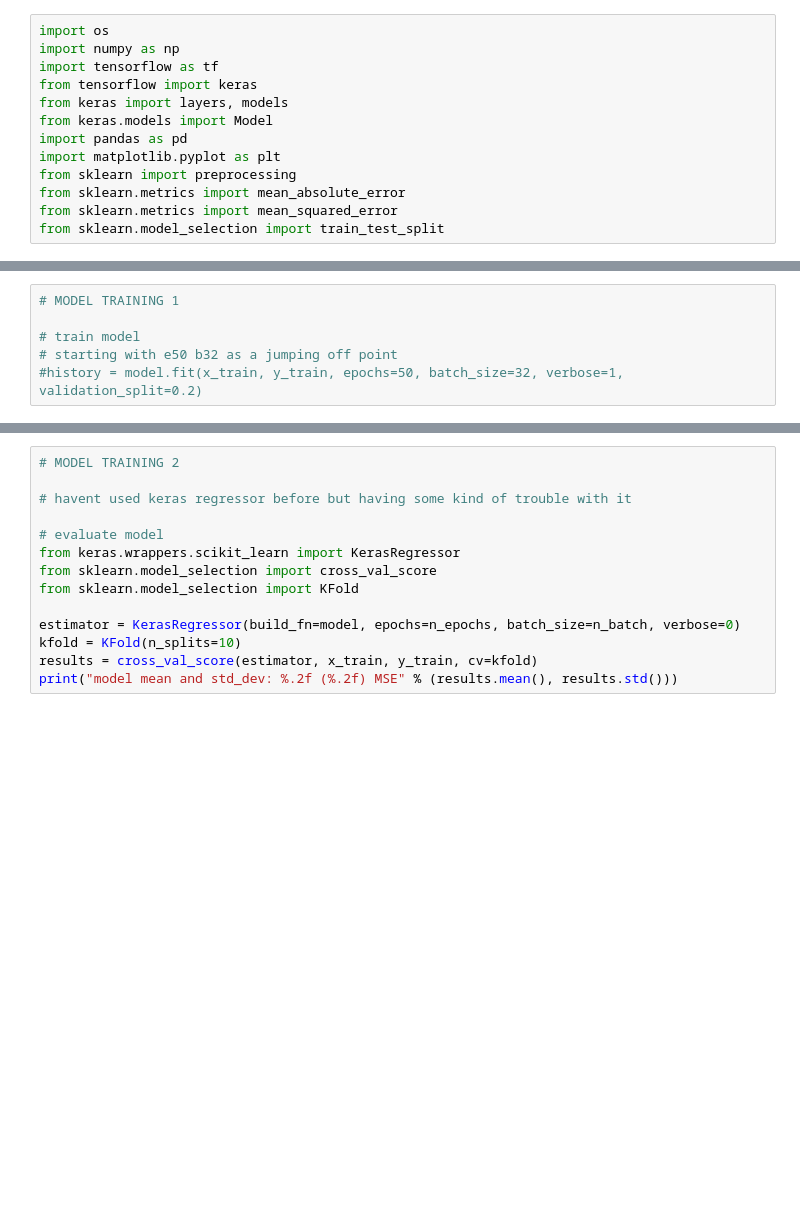
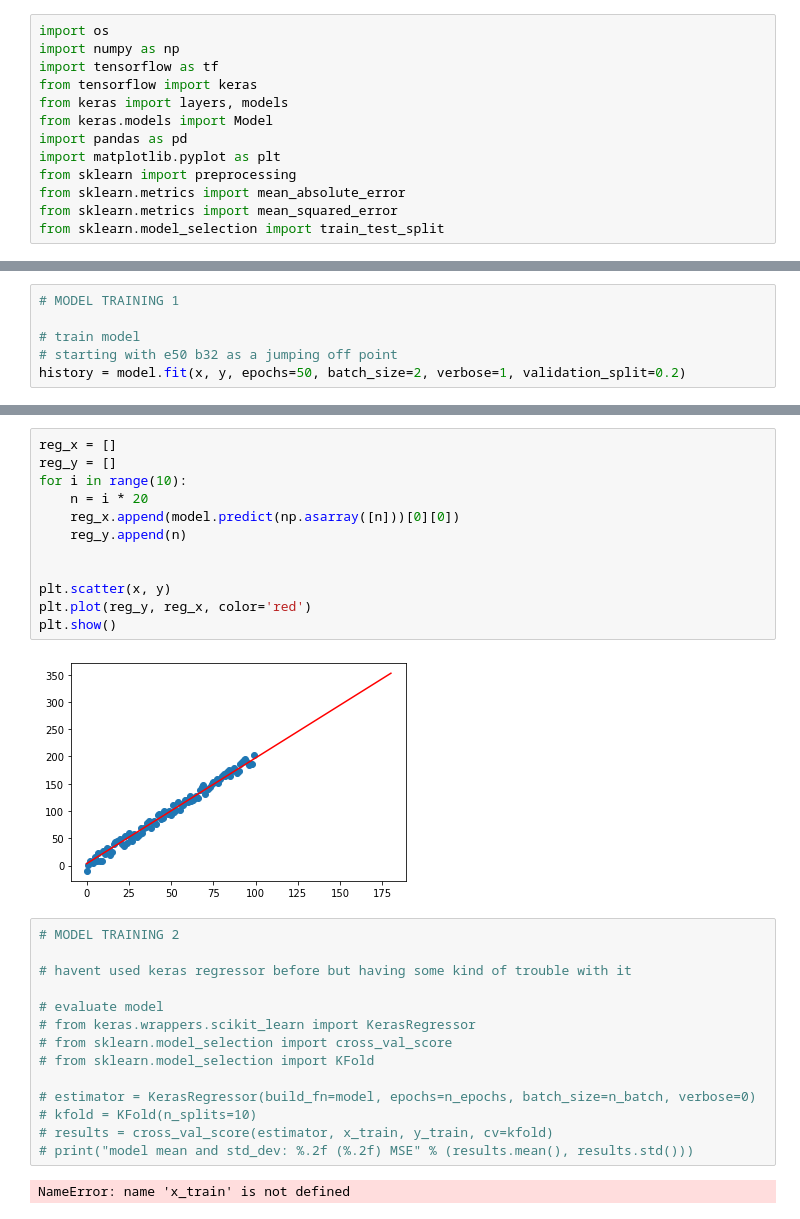
Before and after one commit to jmalubay1/MLBias, a Jupyter notebook: model.ipynb, the cells around one changed output, grey strips where cells are left out. Cells and saved outputs as stored; diff of their text form; blank space fills up the shorter version.

Commit message:
basic 2d test data to see if problem was with regression model or the data prep i did, it works so problem is with data prep

```diff
--- a/model.ipynb
+++ b/model.ipynb
@@ -86,4 +120,4 @@ model.compile(loss='mse', optimizer='adam', metrics=['mse', 'mae'])
 
 # train model
 # starting with e50 b32 as a jumping off point
-#history = model.fit(x_train, y_train, epochs=50, batch_size=32, verbose=1, validation_split=0.2)
+history = model.fit(x, y, epochs=50, batch_size=2, verbose=1, validation_split=0.2)
@@ -90,14 +142,30 @@ model.compile(loss='mse', optimizer='adam', metrics=['mse', 'mae'])
+# %%
+reg_x = []
+reg_y = []
+for i in range(10):
+    n = i * 20
+    reg_x.append(model.predict(np.asarray([n]))[0][0])
+    reg_y.append(n)
+
+
+plt.scatter(x, y)
+plt.plot(reg_y, reg_x, color='red')
+plt.show()
+# %% [output]
+[figure, added]
 # %%
 # MODEL TRAINING 2
 
 # havent used keras regressor before but having some kind of trouble with it
 
 # evaluate model
-from keras.wrappers.scikit_learn import KerasRegressor
-from sklearn.model_selection import cross_val_score
-from sklearn.model_selection import KFold
+# from keras.wrappers.scikit_learn import KerasRegressor
+# from sklearn.model_selection import cross_val_score
+# from sklearn.model_selection import KFold
 
-estimator = KerasRegressor(build_fn=model, epochs=n_epochs, batch_size=n_batch, verbose=0)
-kfold = KFold(n_splits=10)
-results = cross_val_score(estimator, x_train, y_train, cv=kfold)
-print("model mean and std_dev: %.2f (%.2f) MSE" % (results.mean(), results.std()))
+# estimator = KerasRegressor(build_fn=model, epochs=n_epochs, batch_size=n_batch, verbose=0)
+# kfold = KFold(n_splits=10)
+# results = cross_val_score(estimator, x_train, y_train, cv=kfold)
+# print("model mean and std_dev: %.2f (%.2f) MSE" % (results.mean(), results.std()))
+# %% [output]
+NameError: name 'x_train' is not defined
```
Also changed, not shown: parts of 4 cells of this notebook.
